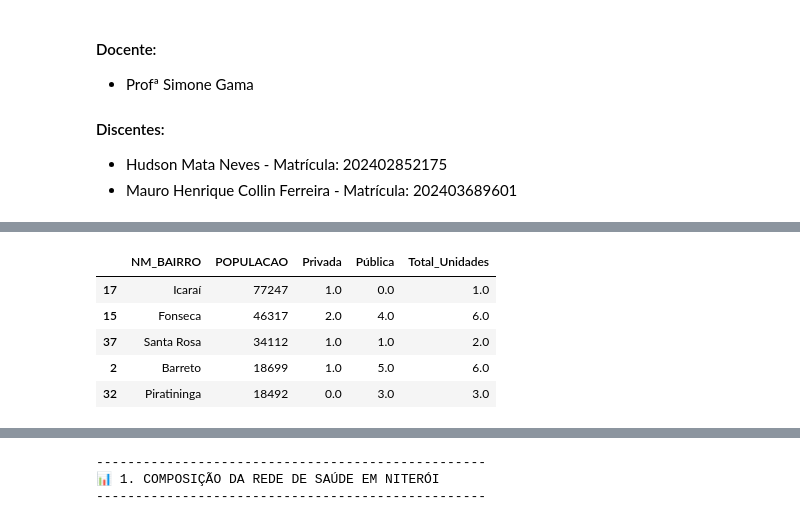
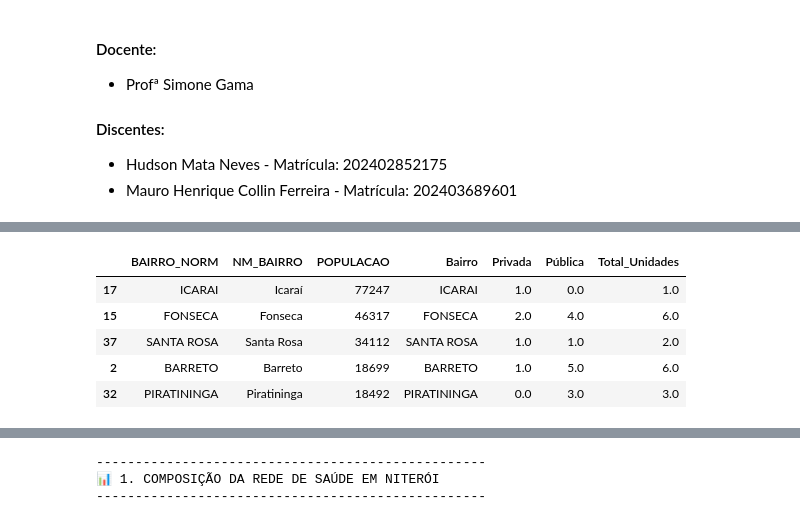
Before and after one commit to maurocollin/bigdata-saude-niteroi, a Jupyter notebook: TRAB_PRONTO.ipynb, the cells around one changed output, grey strips where cells are left out. Cells and saved outputs as stored; diff of their text form; code cells hidden in the pictures.

```diff
--- a/TRAB_PRONTO.ipynb
+++ b/TRAB_PRONTO.ipynb
@@ -173,9 +193,9 @@ Após o processamento e enriquecimento dos dados, realizamos uma Auditoria de Qu
 # %%
 # ==============================================================================
-# ETAPA 3: AGREGAÇÃO (GROUP BY) E CRUZAMENTO (MERGE)
+# ETAPA 3: AGREGAÇÃO, CRUZAMENTO E AUDITORIA FINAL DE QUALIDADE
 # ==============================================================================
 
-# 1. Consolidar todas as unidades em uma única lista
+# 1. Consolidar todas as unidades de saúde em uma única estrutura
 unidades = []
 for _, row in df_hosp.iterrows(): unidades.append({'Bairro': row['BAIRRO_NORM'], 'Tipo': row['Tipo_Unidade']})
 for _, row in df_poli.iterrows(): unidades.append({'Bairro': row['BAIRRO_NORM'], 'Tipo': row['Tipo_Unidade']})
@@ -183,79 +203,38 @@ for _, row in df_ubs.iterrows():  unidades.append({'Bairro': row['BAIRRO_NORM'],
 
 df_unidades = pd.DataFrame(unidades)
 
-# 2. Contar as unidades Públicas e Privadas por Bairro
+# 2. Agregação: Contar unidades por Bairro e Tipo (Público/Privado)
 df_saude_bairro = df_unidades.groupby(['Bairro', 'Tipo']).size().unstack(fill_value=0).reset_index()
 
-# Garantir colunas
+# Garantir que as colunas existam mesmo se uma delas for zero
 for col in ['Privada', 'Pública']:
     if col not in df_saude_bairro.columns: df_saude_bairro[col] = 0
 
 df_saude_bairro['Total_Unidades'] = df_saude_bairro['Pública'] + df_saude_bairro['Privada']
 
-# 3. Cruzamento (Merge) da População com a Saúde
+# 3. Cruzamento (Merge) da População com os Dados de Saúde
 df_pop_resumo = df_niteroi[['BAIRRO_NORM', 'NM_BAIRRO', 'POPULACAO']]
 df_final = pd.merge(df_pop_resumo, df_saude_bairro, left_on='BAIRRO_NORM', right_on='Bairro', how='left')
 
-# Tratando os nulos identificados na auditoria acima
+# Tratando bairros sem unidades (NaN vira 0)
 df_final[['Privada', 'Pública', 'Total_Unidades']] = df_final[['Privada', 'Pública', 'Total_Unidades']].fillna(0)
 
-print("✅ Tabela Analítica gerada com sucesso! Amostra dos 5 bairros mais populosos:")
-display(df_final.sort_values(by='POPULACAO', ascending=False).head()[['NM_BAIRRO', 'POPULACAO', 'Privada', 'Pública', 'Total_Unidades']])
+# --- AUDITORIA FINAL DE QUALIDADE (DICA DE OURO) ---
+print("-" * 60)
+print("🛡️ AUDITORIA DE INTEGRIDADE PÓS-PROCESSAMENTO")
+print("-" * 60)
 
-# ==============================================================================
-# AUDITORIA FINAL DE QUALIDADE (CHECK PÓS-LIMPEZA)
-# ==============================================================================
-print("-" * 50)
-print("🛡️ AUDITORIA DE INTEGRIDADE FINAL")
-print("-" * 50)
-
-# Verificando se restaram nulos nas colunas críticas
 nulos_finais = df_final[['POPULACAO', 'Total_Unidades']].isnull().sum().sum()
 duplicados_finais = df_final.duplicated().sum()
 
 if nulos_finais == 0 and duplicados_finais == 0:
-    print("✅ SUCESSO: Nenhum valor nulo ou duplicado detectado.")
-    print(f"✅ Tabela Analítica consolidada com {df_final.shape[0]} bairros auditados.")
+    print(f"✅ SUCESSO: Tabela Analítica consolidada com {df_final.shape[0]} bairros.")
+    print("✅ QUALIDADE: Zero valores nulos ou duplicados nas colunas críticas.")
 else:
-    print(f"⚠️ ATENÇÃO: Ainda restam {nulos_finais} valores nulos na base final.")
+    print(f"⚠️ ALERTA: Detectadas falhas após o merge ({nulos_finais} nulos).")
 
-print("-" * 50)
+print("-" * 60)
 
-# ==============================================================================
-# ESTATÍSTICA DESCRITIVA
-# ==============================================================================
-print("\n--- SUMÁRIO ESTATÍSTICO DOS INDICADORES ---")
-
-colunas_analise = ['POPULACAO', 'Total_Unidades']
-
-# 1. Gerando as estatísticas básicas
-stats_descritiva = df_final[colunas_analise].describe().loc[['mean', '50%', 'std', 'min', 'max']]
-stats_descritiva.index = ['Média', 'Mediana (50%)', 'Desvio Padrão', 'Mínimo', 'Máximo']
-
-# 2. Funções de formatação customizadas
-def formatar_pop_br(valor):
-    # Formata como inteiro com ponto separador de milhar
-    return f"{int(round(valor, 0)):,}".replace(",", ".")
-
-def formatar_unidade_br(valor):
-    # Mantém 2 casas decimais no padrão brasileiro
-    return f"{valor:,.2f}".replace(",", "v").replace(".", ",").replace("v", ".")
-
-# 3. Aplicando formatos diferentes para cada coluna
-stats_view = stats_descritiva.copy()
-stats_view['POPULACAO'] = stats_view['POPULACAO'].apply(formatar_pop_br)
-stats_view['Total_Unidades'] = stats_view['Total_Unidades'].apply(formatar_unidade_br)
-
-# Exibindo a tabela final
-display(stats_view)
-
-print("\n💡 ANÁLISE DOS RESULTADOS:")
-for col in colunas_analise:
-    media = df_final[col].mean()
-    mediana = df_final[col].median()
-
-    if col == 'POPULACAO':
-        print(f"• {col}: Um bairro médio de Niterói possui {formatar_pop_br(media)} habitantes.")
-    else:
-        print(f"• {col}: Em média, os bairros possuem {media:.2f} unidades de saúde.")
+# Amostragem para conferência
+display(df_final.sort_values(by='POPULACAO', ascending=False).head(5))
 # %% [output]
@@ -263,6 +247,6 @@ for col in colunas_analise:
-|  | NM_BAIRRO | POPULACAO | Privada | Pública | Total_Unidades |
-| 17 | Icaraí | 77247 | 1.0 | 0.0 | 1.0 |
-| 15 | Fonseca | 46317 | 2.0 | 4.0 | 6.0 |
-| 37 | Santa Rosa | 34112 | 1.0 | 1.0 | 2.0 |
-| 2 | Barreto | 18699 | 1.0 | 5.0 | 6.0 |
-| 32 | Piratininga | 18492 | 0.0 | 3.0 | 3.0 |
+|  | BAIRRO_NORM | NM_BAIRRO | POPULACAO | Bairro | Privada | Pública | Total_Unidades |
+| 17 | ICARAI | Icaraí | 77247 | ICARAI | 1.0 | 0.0 | 1.0 |
+| 15 | FONSECA | Fonseca | 46317 | FONSECA | 2.0 | 4.0 | 6.0 |
+| 37 | SANTA ROSA | Santa Rosa | 34112 | SANTA ROSA | 1.0 | 1.0 | 2.0 |
+| 2 | BARRETO | Barreto | 18699 | BARRETO | 1.0 | 5.0 | 6.0 |
+| 32 | PIRATININGA | Piratininga | 18492 | PIRATININGA | 0.0 | 3.0 | 3.0 |
```
Also changed, not shown: parts of 22 cells of this notebook.
